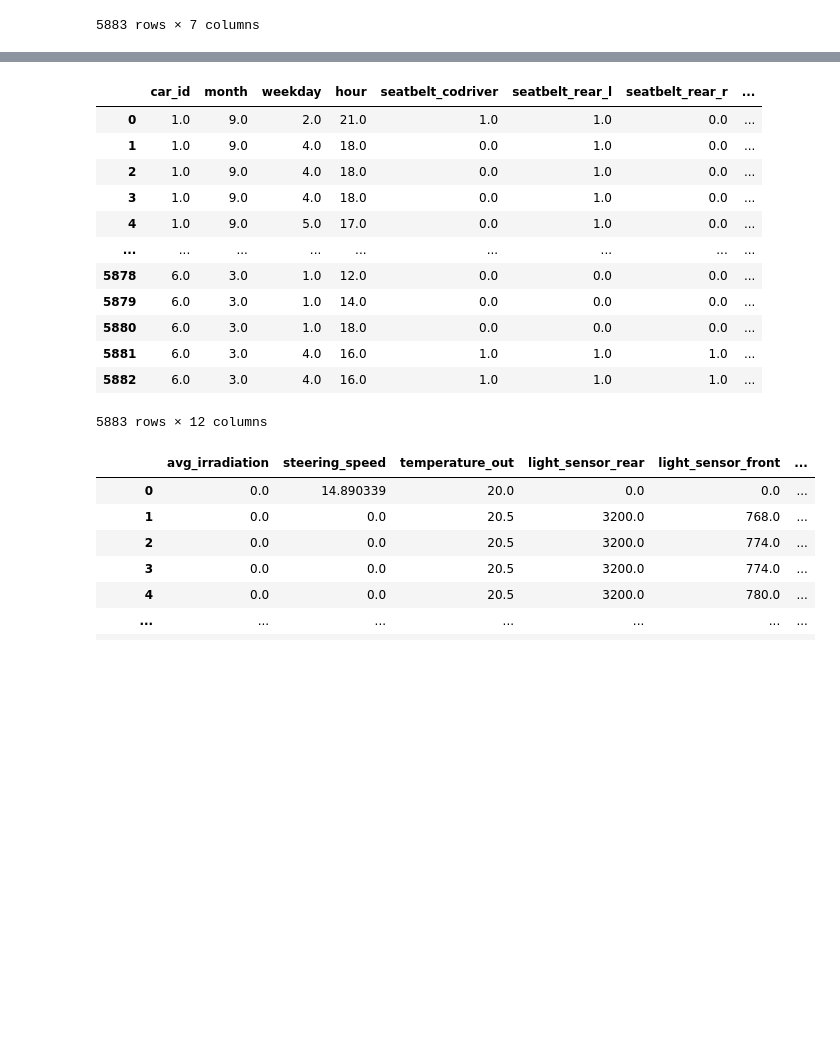
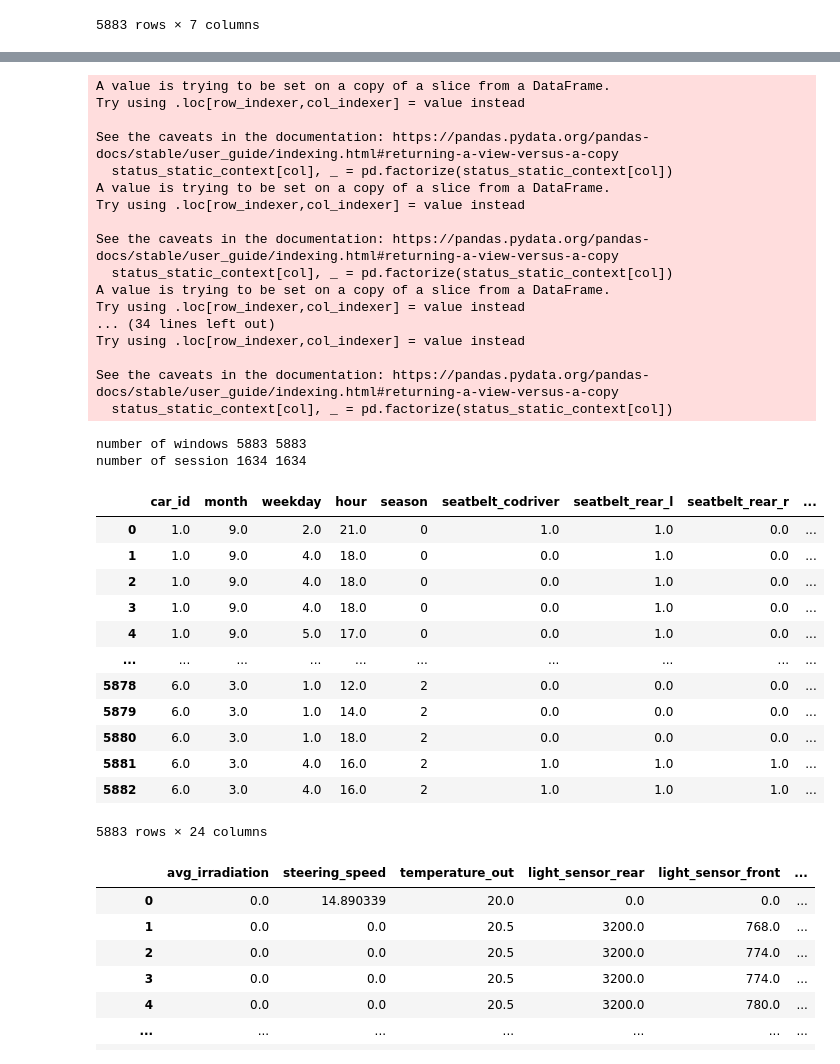
Before and after one commit to sreeragvn/CARSI-II-Master-Thesis-Context-Aware-Recsys, a Jupyter notebook: preprocessing/07_context data preparation.ipynb, the cells around one changed output, grey strips where cells are left out. Saved outputs shown, nothing was run; the diff lists cells and outputs as text; code cells hidden in the pictures; blank space fills up the shorter version.

Commit message:
feat engg

```diff
--- a/preprocessing/07_context data preparation.ipynb
+++ b/preprocessing/07_context data preparation.ipynb
@@ -88,12 +90,11 @@ status_static_context_var = ['ess_status', 'current_drive_mode', 'current_clima_
 #todo i feel street category is higly fluctuating. might be better to ignore
 vehicles = ['SEB880','SEB882','SEB883','SEB885','SEB888','SEB889']
 # %%
-context_data = pd.read_csv(combined_context_path, parse_dates=['datetime'], low_memory=False)
+context_data = pd.read_csv(combined_context_path, parse_dates=['datetime'], index_col=0, low_memory=False)
 context_data_filtered = context_data[context_data['distance_driven'] != 0]
 context_data_filtered['distance_driven_benchmark'] = context_data_filtered.groupby('session')['distance_driven'].transform(lambda x: x - x.min())
 context_data['distance_driven_benchmark'] = context_data_filtered['distance_driven_benchmark']
 context_data['distance_driven_benchmark'].fillna(0, inplace=True)
-context_data['car_id'] += 1
 context_data
 # %% [output]
 A value is trying to be set on a copy of a slice from a DataFrame.
@@ -117,6 +118,6 @@ See the caveats in the documentation: https://pandas.pydata.org/pandas-docs/stab
 # %%
 context_data_list = []
-for session in context_data.session.unique().tolist():
+for session in tqdm(context_data.session.unique().tolist()):
     context_data_curr = context_data[context_data['session']== session]
     context_data_curr['distance_driven_benchmark'] = context_data_curr['distance_driven_benchmark'].replace(0, method='ffill')
     context_data_list.append(context_data_curr)
@@ -293,17 +278,7 @@ number of dynamic context session 5883
 Number of window with window length less than 100:  208
 Number of window with window length less than 100:  0
 # %%
-if feat_engg:
-    dense_static_context = context_data[dense_static_context_var + ['window_id', 'session', 'datetime', 'wind_id']]
-    status_static_context = context_data[status_static_context_var + ['window_id', 'session', 'datetime', 'wind_id']]
-    for col in status_static_context_var:
-        print(col)
-        print(sorted(status_static_context[col].unique().tolist()))
-    for col in status_static_context_var:
-        status_static_context[col], _ = pd.factorize(status_static_context[col])
-else:
-    dense_static_context = context_data[dense_static_context_var + ['window_id', 'session', 'datetime', 'wind_id']]
-
+dense_static_context = context_data[dense_static_context_var + ['window_id', 'session', 'datetime', 'wind_id']]
 dense_static_context = dense_static_context.sort_values(by=['wind_id','datetime'], ascending=False)
 dense_static_context = dense_static_context.groupby('wind_id').first()
 dense_static_context.reset_index(inplace=True)
@@ -328,6 +303,18 @@ cat_static_context = context_data[cat_static_context_var + ['window_id', 'sessio
 cat_static_context = cat_static_context.groupby('wind_id').apply(lambda x: x.mode().iloc[0]).reset_index(drop=True)
 if feat_engg:
     cat_static_context['season'], _ = pd.factorize(cat_static_context['season'])
+
+    status_static_context = context_data[status_static_context_var + ['window_id', 'session', 'datetime', 'wind_id']]
+    for col in status_static_context_var:
+        print(col)
+        print(sorted(status_static_context[col].unique().tolist()))
+    for col in status_static_context_var:
+        status_static_context[col], _ = pd.factorize(status_static_context[col])
+    status_static_context = status_static_context.sort_values(by=['session', 'datetime'])
+    latest_indices = status_static_context.groupby('wind_id')['datetime'].idxmax()
+    status_static_context_filt = status_static_context.loc[latest_indices]
+    status_static_context = status_static_context_filt.reset_index(drop=True)
+
     static_context = pd.merge(cat_static_context, status_static_context, on=['wind_id', 'window_id', 'session'], how='inner')
 else:
     static_context = cat_static_context
@@ -341,16 +346,35 @@ number of session 1634 1634
+A value is trying to be set on a copy of a slice from a DataFrame.
+Try using .loc[row_indexer,col_indexer] = value instead
+
+See the caveats in the documentation: https://pandas.pydata.org/pandas-docs/stable/user_guide/indexing.html#returning-a-view-versus-a-copy
+  status_static_context[col], _ = pd.factorize(status_static_context[col])
+A value is trying to be set on a copy of a slice from a DataFrame.
+Try using .loc[row_indexer,col_indexer] = value instead
+
+See the caveats in the documentation: https://pandas.pydata.org/pandas-docs/stable/user_guide/indexing.html#returning-a-view-versus-a-copy
+  status_static_context[col], _ = pd.factorize(status_static_context[col])
+A value is trying to be set on a copy of a slice from a DataFrame.
+Try using .loc[row_indexer,col_indexer] = value instead
+... (34 lines left out)
+Try using .loc[row_indexer,col_indexer] = value instead
+
+See the caveats in the documentation: https://pandas.pydata.org/pandas-docs/stable/user_guide/indexing.html#returning-a-view-versus-a-copy
+  status_static_context[col], _ = pd.factorize(status_static_context[col])
+number of windows 5883 5883
+number of session 1634 1634
-|  | car_id | month | weekday | hour | seatbelt_codriver | seatbelt_rear_l | seatbelt_rear_r | ... |
-| 0 | 1.0 | 9.0 | 2.0 | 21.0 | 1.0 | 1.0 | 0.0 | ... |
-| 1 | 1.0 | 9.0 | 4.0 | 18.0 | 0.0 | 1.0 | 0.0 | ... |
-| 2 | 1.0 | 9.0 | 4.0 | 18.0 | 0.0 | 1.0 | 0.0 | ... |
-| 3 | 1.0 | 9.0 | 4.0 | 18.0 | 0.0 | 1.0 | 0.0 | ... |
-| 4 | 1.0 | 9.0 | 5.0 | 17.0 | 0.0 | 1.0 | 0.0 | ... |
-| ... | ... | ... | ... | ... | ... | ... | ... | ... |
-| 5878 | 6.0 | 3.0 | 1.0 | 12.0 | 0.0 | 0.0 | 0.0 | ... |
-| 5879 | 6.0 | 3.0 | 1.0 | 14.0 | 0.0 | 0.0 | 0.0 | ... |
-| 5880 | 6.0 | 3.0 | 1.0 | 18.0 | 0.0 | 0.0 | 0.0 | ... |
-| 5881 | 6.0 | 3.0 | 4.0 | 16.0 | 1.0 | 1.0 | 1.0 | ... |
-| 5882 | 6.0 | 3.0 | 4.0 | 16.0 | 1.0 | 1.0 | 1.0 | ... |
+|  | car_id | month | weekday | hour | season | seatbelt_codriver | seatbelt_rear_l | seatbelt_rear_r | ... |
+| 0 | 1.0 | 9.0 | 2.0 | 21.0 | 0 | 1.0 | 1.0 | 0.0 | ... |
+| 1 | 1.0 | 9.0 | 4.0 | 18.0 | 0 | 0.0 | 1.0 | 0.0 | ... |
+| 2 | 1.0 | 9.0 | 4.0 | 18.0 | 0 | 0.0 | 1.0 | 0.0 | ... |
+| 3 | 1.0 | 9.0 | 4.0 | 18.0 | 0 | 0.0 | 1.0 | 0.0 | ... |
+| 4 | 1.0 | 9.0 | 5.0 | 17.0 | 0 | 0.0 | 1.0 | 0.0 | ... |
+| ... | ... | ... | ... | ... | ... | ... | ... | ... | ... |
+| 5878 | 6.0 | 3.0 | 1.0 | 12.0 | 2 | 0.0 | 0.0 | 0.0 | ... |
+| 5879 | 6.0 | 3.0 | 1.0 | 14.0 | 2 | 0.0 | 0.0 | 0.0 | ... |
+| 5880 | 6.0 | 3.0 | 1.0 | 18.0 | 2 | 0.0 | 0.0 | 0.0 | ... |
+| 5881 | 6.0 | 3.0 | 4.0 | 16.0 | 2 | 1.0 | 1.0 | 1.0 | ... |
+| 5882 | 6.0 | 3.0 | 4.0 | 16.0 | 2 | 1.0 | 1.0 | 1.0 | ... |
-5883 rows × 12 columns
+5883 rows × 24 columns
 # %%
 dynamic_context
 # %% [output]
```
Also changed, not shown: parts of 26 cells of this notebook, 7 other files.
